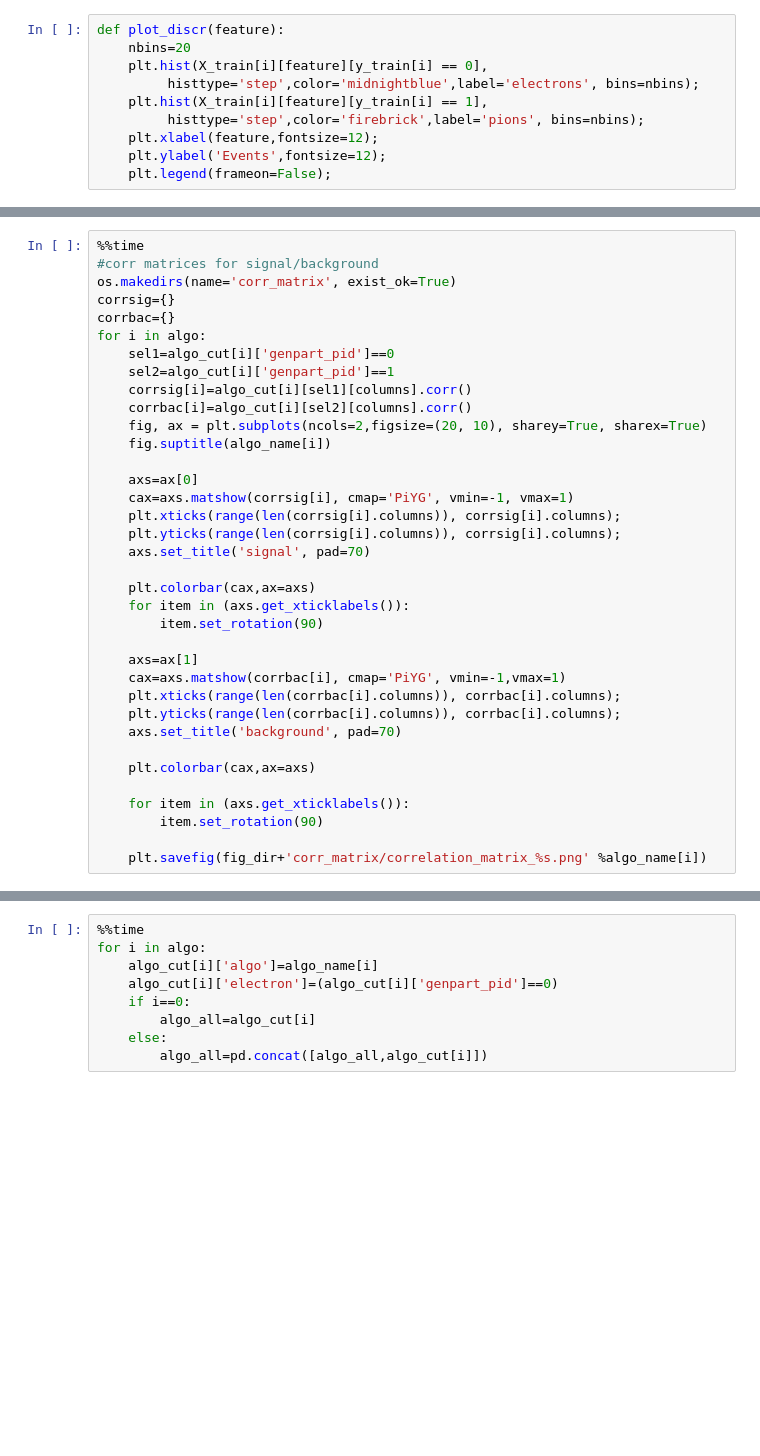
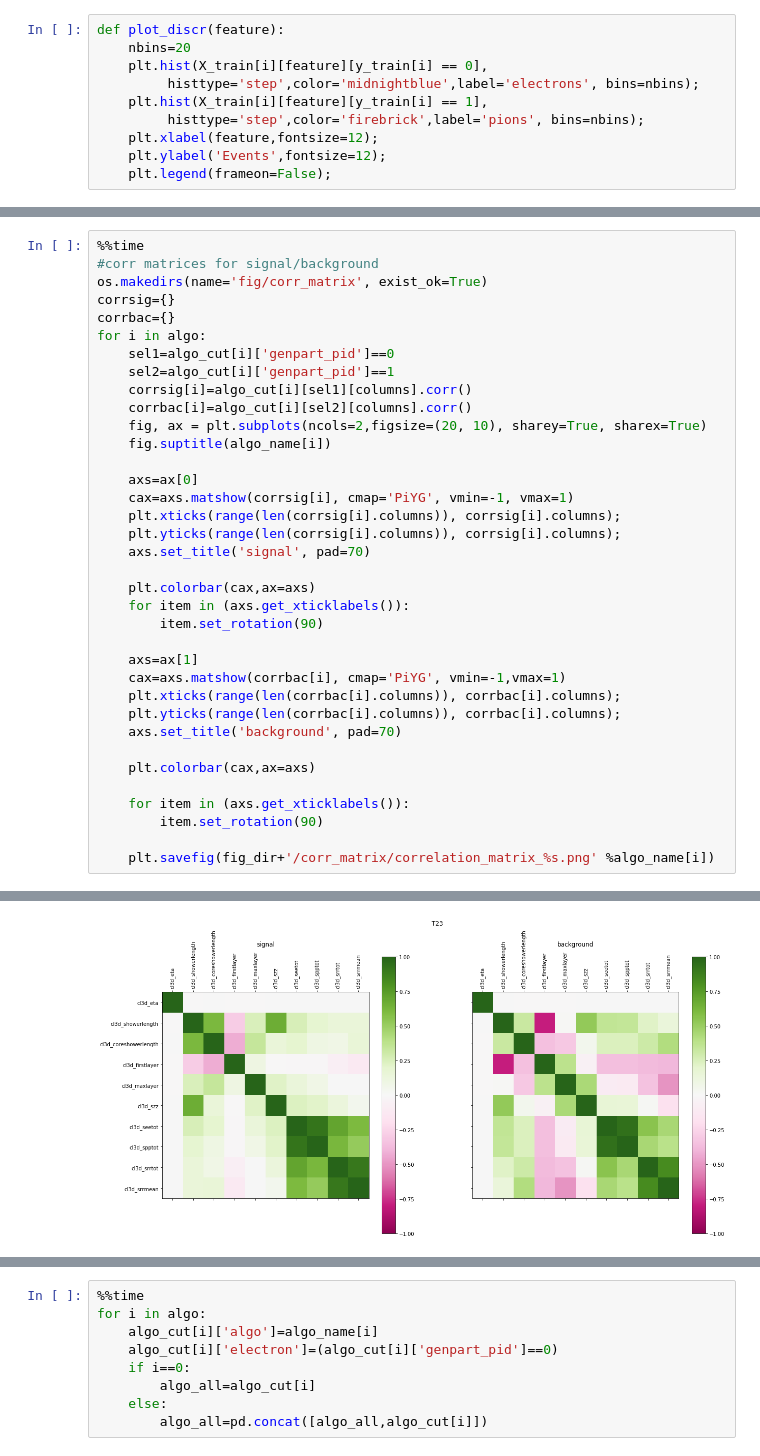
Before and after one commit to hakimialexandre/stagellr, a Jupyter notebook: 200PU/BDT.ipynb, the cells around one changed output, grey strips where cells are left out. Drawn from its saved outputs; the diff is of its cells as text; blank space fills up the shorter version.

```diff
--- a/200PU/BDT.ipynb
+++ b/200PU/BDT.ipynb
@@ -82,7 +97,7 @@ for i in algo:
 # %%
 %%time
 #corr matrices for signal/background
-os.makedirs(name='corr_matrix', exist_ok=True)
+os.makedirs(name='fig/corr_matrix', exist_ok=True)
 corrsig={}
 corrbac={}
 for i in algo:
@@ -114,4 +129,5 @@ for i in algo:
     for item in (axs.get_xticklabels()):
         item.set_rotation(90)
 
-    plt.savefig(fig_dir+'corr_matrix/correlation_matrix_%s.png' %algo_name[i])
+    plt.savefig(fig_dir+'/corr_matrix/correlation_matrix_%s.png' %algo_name[i])
+# %% [output]
@@ -117,0 +135 @@ for i in algo:
+[figure, added]
```
Also changed, not shown: parts of 7 cells of this notebook, 11 other files.
